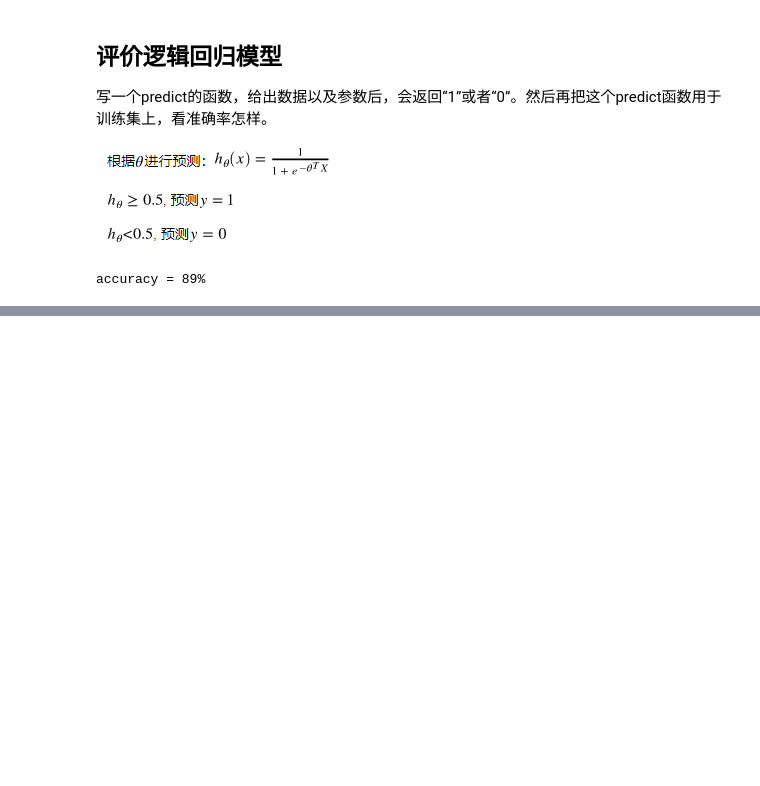
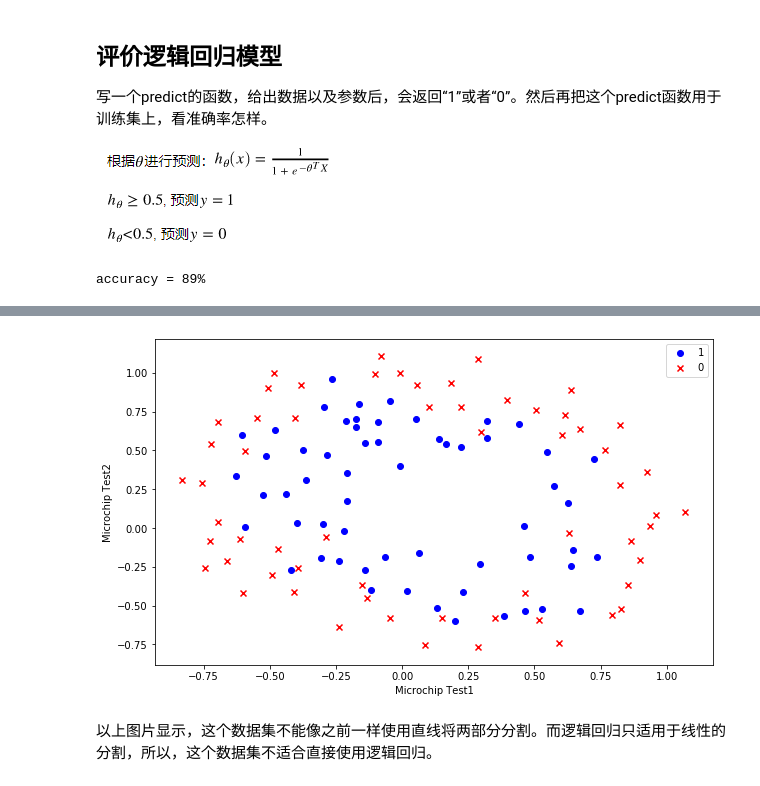
Before and after one commit to Pokoai/Andrew-NG-Machine-Learning, a Jupyter notebook: ex2-Logistic Regression/ex2-Logistic Regression.ipynb, the cells around one changed output, grey strips where cells are left out. Drawn from its saved outputs; the diff is of its cells as text; code cells hidden in the pictures; blank space fills up the shorter version.

```diff
--- a/ex2-Logistic Regression/ex2-Logistic Regression.ipynb
+++ b/ex2-Logistic Regression/ex2-Logistic Regression.ipynb
@@ -187,0 +210,4 @@ accuracy = 89%
+# %%
+path = 'ex2data2.txt'
+data2 = pd.read_csv(path, header=None, names=['test1', 'test2', 'labels'])
+data2.head()
@@ -187,0 +221,5 @@ accuracy = 89%
+# %%
+pos = data2.loc[data2['labels']==1]
+neg = data2.loc[data2['labels']==0]
+
+neg.head()
@@ -187,0 +233,14 @@ accuracy = 89%
+# %%
+plt.figure(figsize=(10, 6))
+plt.scatter(pos.test1, pos.test2, c='b', marker='o', label='1')
+plt.scatter(neg.test1, neg.test2, c='r', marker='x', label='0')
+
+plt.xlabel('Microchip Test1')
+plt.ylabel('Microchip Test2')
+plt.legend(loc=0)
+
+plt.show()
+# %% [output]
+[figure, added]
+# %% [markdown]
+以上图片显示，这个数据集不能像之前一样使用直线将两部分分割。而逻辑回归只适用于线性的分割，所以，这个数据集不适合直接使用逻辑回归。
```
Also changed, not shown: parts of 52 cells of this notebook, 5 other files.
